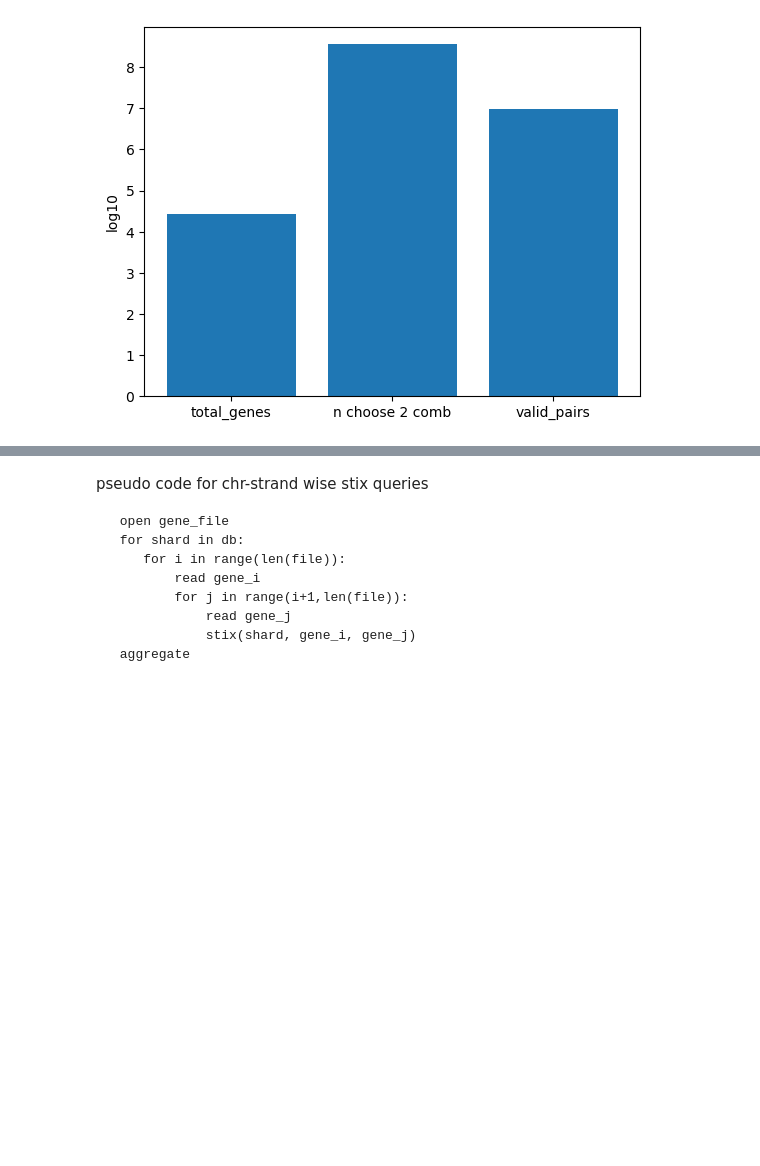
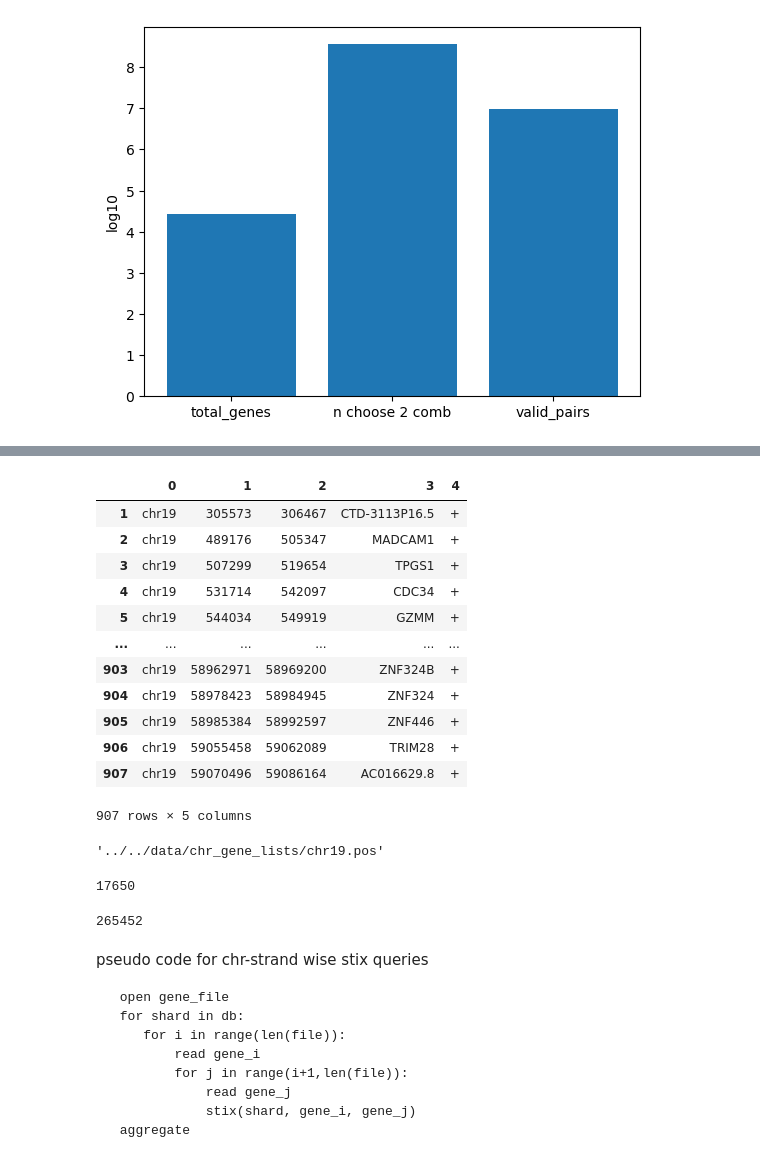
Before and after one commit to jakekrol/genefusion, a Jupyter notebook: scripts/python/gene_fusion.ipynb, the cells around one changed output, grey strips where cells are left out. Cells and saved outputs as stored; diff of their text form; code cells hidden in the pictures; blank space fills up the shorter version.

Commit message:
ipynb: tractable fusion search by setting max pair dist

````diff
--- a/scripts/python/gene_fusion.ipynb
+++ b/scripts/python/gene_fusion.ipynb
@@ -52,7 +52,7 @@ after: ['chr1' 'chr10' 'chr11' 'chr12' 'chr13' 'chr14' 'chr15' 'chr16' 'chr17'
  'chr18' 'chr19' 'chr2' 'chr20' 'chr21' 'chr22' 'chr3' 'chr4' 'chr5'
  'chr6' 'chr7' 'chr8' 'chr9' 'chrX' 'chrY']
 # %%
-dir_chr_gene_lists='../data/chr_gene_lists'
+dir_chr_gene_lists='../../data/chr_gene_lists'
 groups = [group for _,group in df.groupby(['chr','strand'])]
 for d in groups:
     fname = f"{d['chr'].unique()[0]}.{d['strand'].apply(lambda x: 'pos' if x == '+' else 'neg').unique()[0]}"
@@ -135,0 +131,3 @@ SyntaxError: invalid syntax (659705066.py, line 2)
+# %%
+d = pd.read_csv(files[0], sep='\t', header=None)
+d.head()
@@ -136,3 +141,43 @@ SyntaxError: invalid syntax (659705066.py, line 2)
+# %%
+d.iloc[1:,:]
+# %% [output]
+|  | 0 | 1 | 2 | 3 | 4 |
+| 1 | chr19 | 305573 | 306467 | CTD-3113P16.5 | + |
+| 2 | chr19 | 489176 | 505347 | MADCAM1 | + |
+| 3 | chr19 | 507299 | 519654 | TPGS1 | + |
+| 4 | chr19 | 531714 | 542097 | CDC34 | + |
+| 5 | chr19 | 544034 | 549919 | GZMM | + |
+| ... | ... | ... | ... | ... | ... |
+| 903 | chr19 | 58962971 | 58969200 | ZNF324B | + |
+| 904 | chr19 | 58978423 | 58984945 | ZNF324 | + |
+| 905 | chr19 | 58985384 | 58992597 | ZNF446 | + |
+| 906 | chr19 | 59055458 | 59062089 | TRIM28 | + |
+| 907 | chr19 | 59070496 | 59086164 | AC016629.8 | + |
+907 rows × 5 columns
+# %%
+files[0]
+# %% [output]
+'../../data/chr_gene_lists/chr19.pos'
+# %%
+def count_valid_pairs(gene_file, max_dist = 10 ** 6):
+    df = pd.read_csv(gene_file, sep='\t', header=None)
+    m = df.shape[0]
+    valid_pairs = 0
+    for i in range(m):
+        l_end = df.iloc[i,2]
+        for j in range(i+1,m):
+            r_start = df.iloc[j,1]
+            if r_start -  l_end <= max_dist:
+                valid_pairs += 1
+    return valid_pairs
+count_valid_pairs(files[0])
+# %% [output]
+17650
+# %%
+l = list(map(count_valid_pairs,files))
+sum(l)
+# %% [output]
+265452
 # %% [markdown]
 pseudo code for  chr-strand wise stix queries
 ```
````
Also changed, not shown: parts of 11 cells of this notebook.
